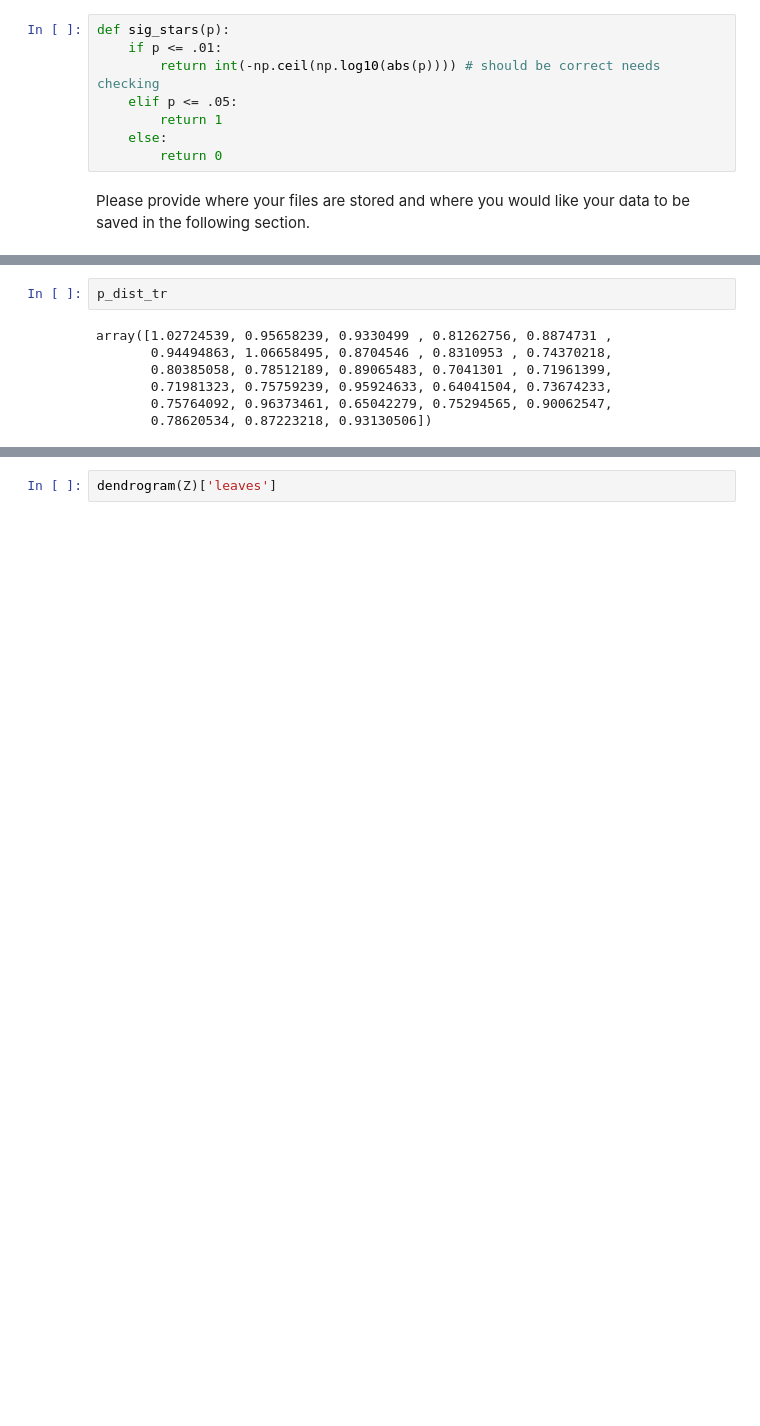
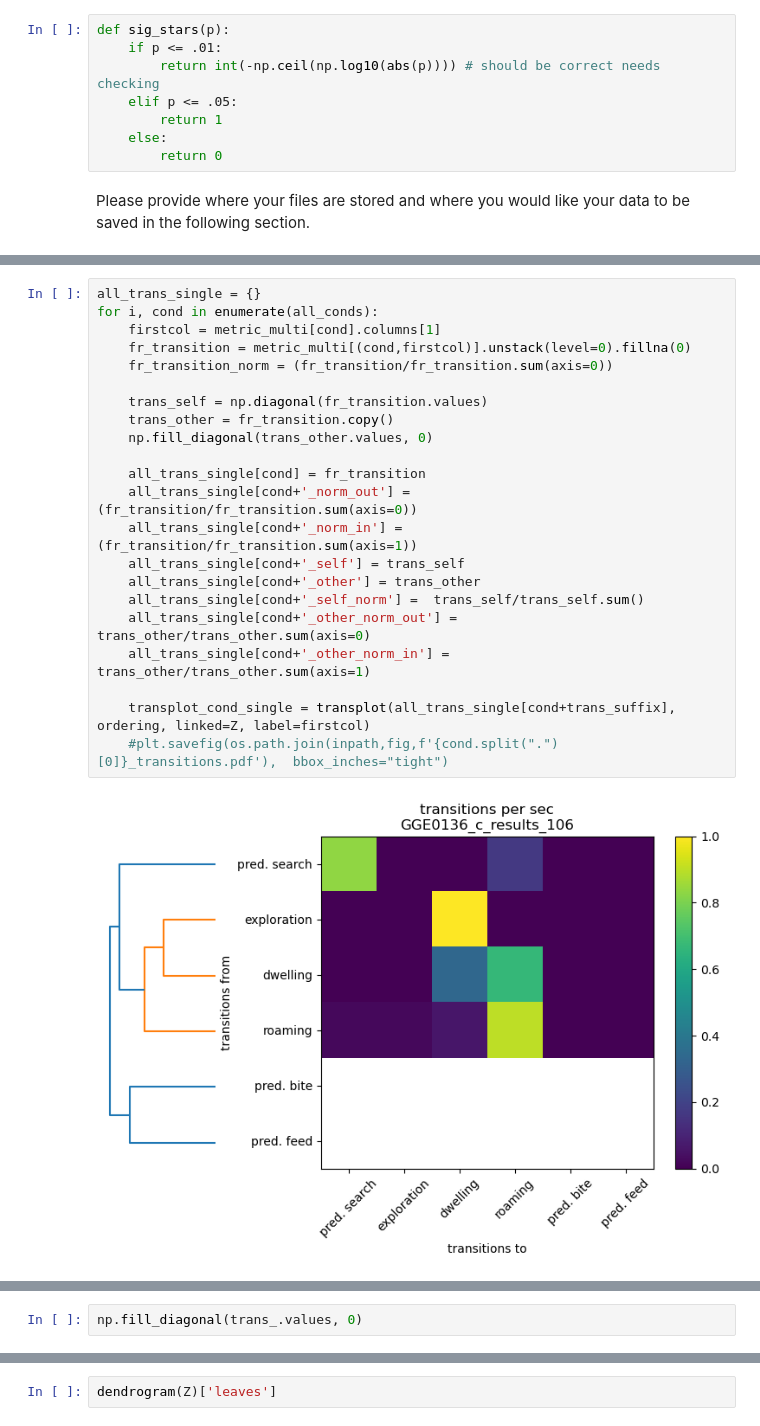
Before and after one commit to scholz-lab/PpaPred, a Jupyter notebook: BatchAnalysis-Copy2.ipynb, the cells around one changed output, grey strips where cells are left out. Cells and saved outputs as stored; diff of their text form; blank space fills up the shorter version.

```diff
--- a/BatchAnalysis-Copy2.ipynb
+++ b/BatchAnalysis-Copy2.ipynb
@@ -246,0 +265,24 @@ array([[ 3.        ,  4.        ,  0.64041504,  2.        ],
+# %%
+all_trans_single = {}
+for i, cond in enumerate(all_conds):
+    firstcol = metric_multi[cond].columns[1]
+    fr_transition = metric_multi[(cond,firstcol)].unstack(level=0).fillna(0)
+    fr_transition_norm = (fr_transition/fr_transition.sum(axis=0))
+
+    trans_self = np.diagonal(fr_transition.values)
+    trans_other = fr_transition.copy()
+    np.fill_diagonal(trans_other.values, 0)
+
+    all_trans_single[cond] = fr_transition
+    all_trans_single[cond+'_norm_out'] = (fr_transition/fr_transition.sum(axis=0))
+    all_trans_single[cond+'_norm_in'] = (fr_transition/fr_transition.sum(axis=1))
+    all_trans_single[cond+'_self'] = trans_self
+    all_trans_single[cond+'_other'] = trans_other
+    all_trans_single[cond+'_self_norm'] =  trans_self/trans_self.sum()
+    all_trans_single[cond+'_other_norm_out'] = trans_other/trans_other.sum(axis=0)
+    all_trans_single[cond+'_other_norm_in'] = trans_other/trans_other.sum(axis=1)
+
+    transplot_cond_single = transplot(all_trans_single[cond+trans_suffix], ordering, linked=Z, label=firstcol)
+    #plt.savefig(os.path.join(inpath,fig,f'{cond.split(".")[0]}_transitions.pdf'),  bbox_inches="tight")
+# %% [output]
+[figure, added]
@@ -247,10 +290,3 @@ array([[ 3.        ,  4.        ,  0.64041504,  2.        ],
 # %%
-p_dist_tr
+np.fill_diagonal(trans_.values, 0)
-# %% [output]
-array([1.02724539, 0.95658239, 0.9330499 , 0.81262756, 0.8874731 ,
-       0.94494863, 1.06658495, 0.8704546 , 0.8310953 , 0.74370218,
-       0.80385058, 0.78512189, 0.89065483, 0.7041301 , 0.71961399,
-       0.71981323, 0.75759239, 0.95924633, 0.64041504, 0.73674233,
-       0.75764092, 0.96373461, 0.65042279, 0.75294565, 0.90062547,
-       0.78620534, 0.87223218, 0.93130506])
 # %%
```
Also changed, not shown: parts of 19 cells of this notebook, 16 other files.
